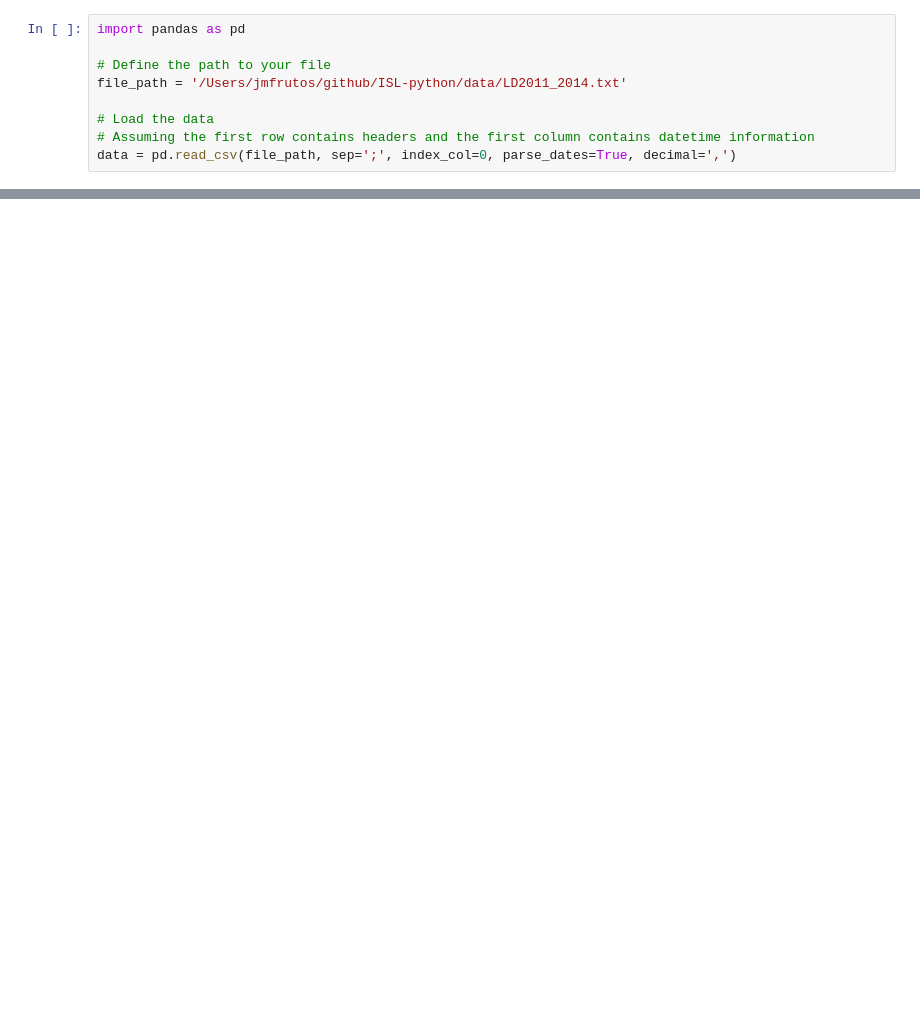
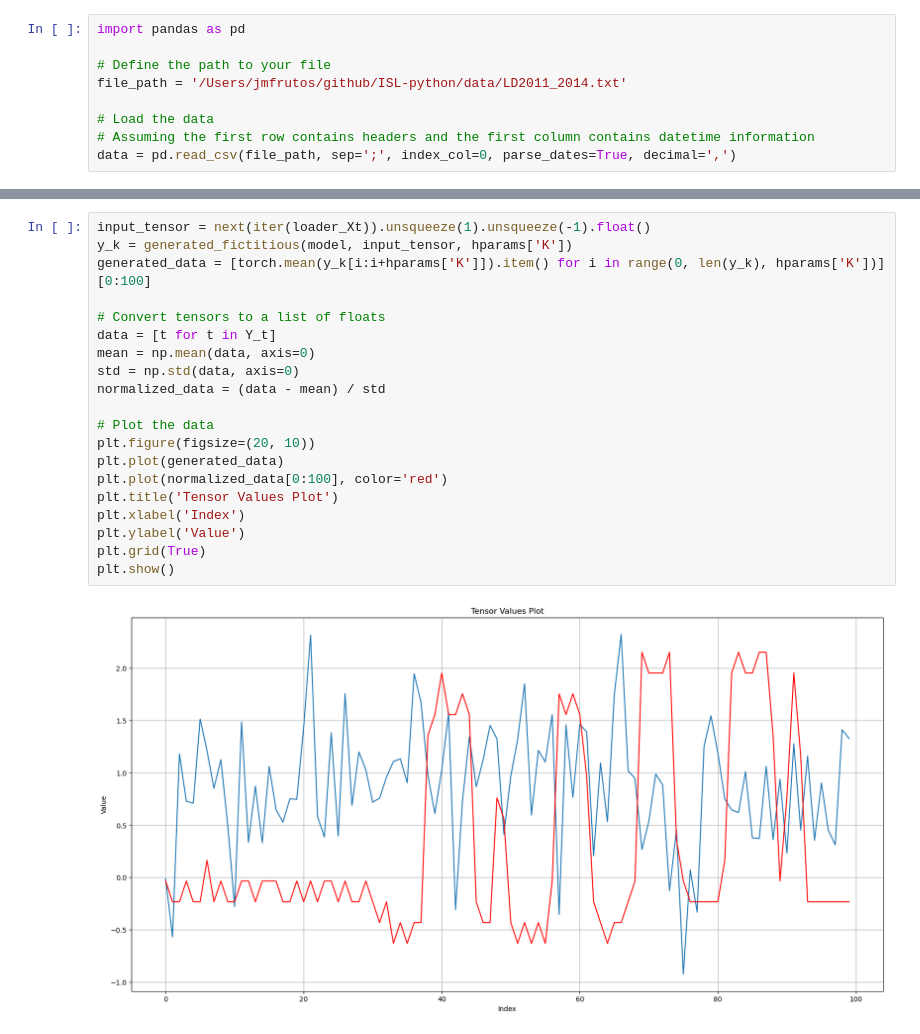
Before and after one commit to josemanuel22/ISL-python, a Jupyter notebook: examples/benchmark_ts.ipynb, the cells around one changed output, grey strips where cells are left out. Drawn from its saved outputs; the diff is of its cells as text; blank space fills up the shorter version.

```diff
--- a/examples/benchmark_ts.ipynb
+++ b/examples/benchmark_ts.ipynb
@@ -137,0 +116,22 @@ output, hn = rnn(input, h0)
+# %%
+input_tensor = next(iter(loader_Xt)).unsqueeze(1).unsqueeze(-1).float()
+y_k = generated_fictitious(model, input_tensor, hparams['K'])
+generated_data = [torch.mean(y_k[i:i+hparams['K']]).item() for i in range(0, len(y_k), hparams['K'])][0:100]
+
+# Convert tensors to a list of floats
+data = [t for t in Y_t]
+mean = np.mean(data, axis=0)
+std = np.std(data, axis=0)
+normalized_data = (data - mean) / std
+
+# Plot the data
+plt.figure(figsize=(20, 10))
+plt.plot(generated_data)
+plt.plot(normalized_data[0:100], color='red')
+plt.title('Tensor Values Plot')
+plt.xlabel('Index')
+plt.ylabel('Value')
+plt.grid(True)
+plt.show()
+# %% [output]
+[figure, added]
```
Also changed, not shown: parts of 7 cells of this notebook, 2 other files.
